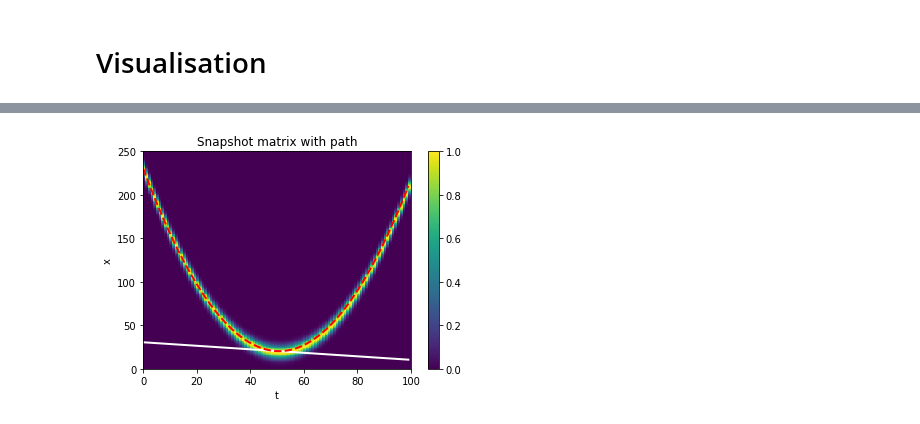
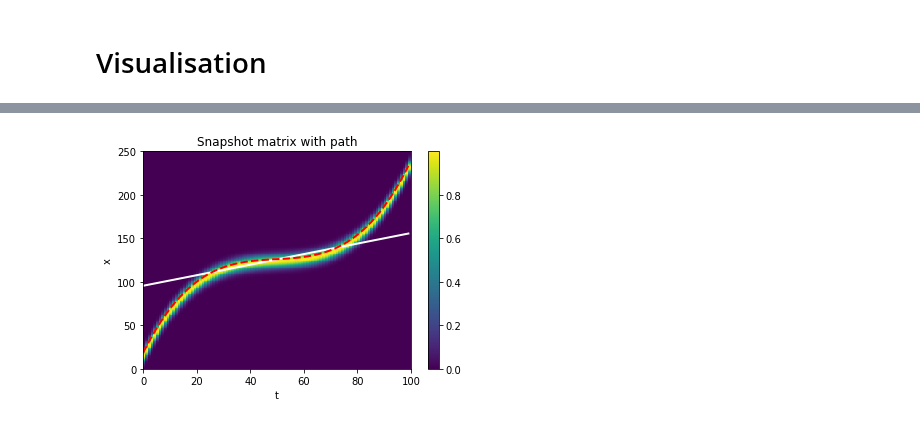
Before and after one commit to beatazor/low-rank-transport, a Jupyter notebook: notebooks/clean_shift_polynomial.ipynb, the cells around one changed output, grey strips where cells are left out. Drawn from its saved outputs; the diff is of its cells as text; code cells hidden in the pictures.

Commit message:
Add 4. and 5. degree polynomials

```diff
--- a/notebooks/clean_shift_polynomial.ipynb
+++ b/notebooks/clean_shift_polynomial.ipynb
@@ -33,7 +38,7 @@ def create_gaussian_time_matrix(rows=500, cols=50, sigma=1.0):
 
     return matrix
 # %%
-Q_orig = create_gaussian_time_matrix(rows, cols, sigma)
+Q_orig = create_gaussian_time_matrix(rows, cols, sigma, center_of_matrix1)
 qs = torch.tensor(Q_orig, requires_grad=False)
 # %% [markdown]
 # Cubic spline interpolation class
@@ -297,19 +302,21 @@ class NuclearNormAutograd(torch.autograd.Function):
 # %% [markdown]
 ## Train a model
 # %%
-p_coefficients_init = [0,-1,0.5] # initial coefficients of a shift polynomial
+p_coefficients_init1 = [0,-1,0.5]
+p_coefficients_init2 = [0,0,-1,0.5]
+p_coefficients_init3 = [0,0,0,-1,0.5] # initial coefficients of a shift polynomial
 t_values_tensor = torch.linspace(-10, 10, cols,dtype=torch.float64)
 # %%
-model = ShiftPredictionModel(p_init_coeffs=p_coefficients_init)
+model = ShiftPredictionModel(p_init_coeffs=p_coefficients_init1)
 model.to(torch.float64)
 
-optimizer = optim.Adam(model.parameters(), lr=0.01)
+optimizer = optim.Adam(model.parameters(), lr=0.001)
 #optimizer = optim.SGD(model.parameters(), lr=0.001)
 
 #scheduler = torch.optim.lr_scheduler.StepLR(optimizer, step_size=30, gamma=0.1)
 
 # Training the model
-epochs = 1000
+epochs = 3000
 for epoch in range(epochs):
     model.train()
     optimizer.zero_grad()
@@ -349,7 +369,7 @@ ax[1].imshow(TQ.detach().numpy(), cmap='hot', interpolation='nearest', aspect='a
 ax[1].set_title('Snapshot after training')
 
 # With initial shift
-initial_cs = torch.tensor(np.polyval(p_coefficients_init,t_values), requires_grad=True)
+initial_cs = torch.tensor(np.polyval(p_coefficients_init1,t_values), requires_grad=True)
 qs_initial_shift = spline_interpolator.forward(qs.double(), initial_cs.double())
 ax[2].imshow(qs_initial_shift.detach().numpy(), cmap='hot', interpolation='nearest', aspect='auto')
 ax[2].set_title('Snapshot with initial shift Q_init')
@@ -370,18 +406,16 @@ tensor(-0.2125, dtype=torch.float64, grad_fn=<SubBackward0>)
 # %%
-center_of_matrix = 20
-
-shift_vector_initial = center_of_matrix + initial_cs.detach().numpy()
+shift_vector_initial = center_of_matrix2 + initial_cs.detach().numpy()
 x_values = np.arange(cols)
-shift_vector_after_training = center_of_matrix + np.polyval(p_coefficients.detach().numpy()[::-1],t_values)
+shift_vector_after_training = center_of_matrix2 + np.polyval(p_coefficients.detach().numpy()[::-1],t_values)
 
 plt.pcolor(qs_shifted.detach().numpy(), shading='auto')
 plt.colorbar()
 plt.plot(x_values, shift_vector_initial, 'w-', linewidth=2)
 plt.plot(x_values, shift_vector_after_training, 'r--', linewidth=2)
 
 plt.title('Snapshot matrix with path')
 plt.xlabel('t')
 plt.ylabel('x')
 plt.show()
 # %% [output]
-[figure, old version]
+[figure, new version]
```
Also changed, not shown: parts of 6 cells of this notebook.
